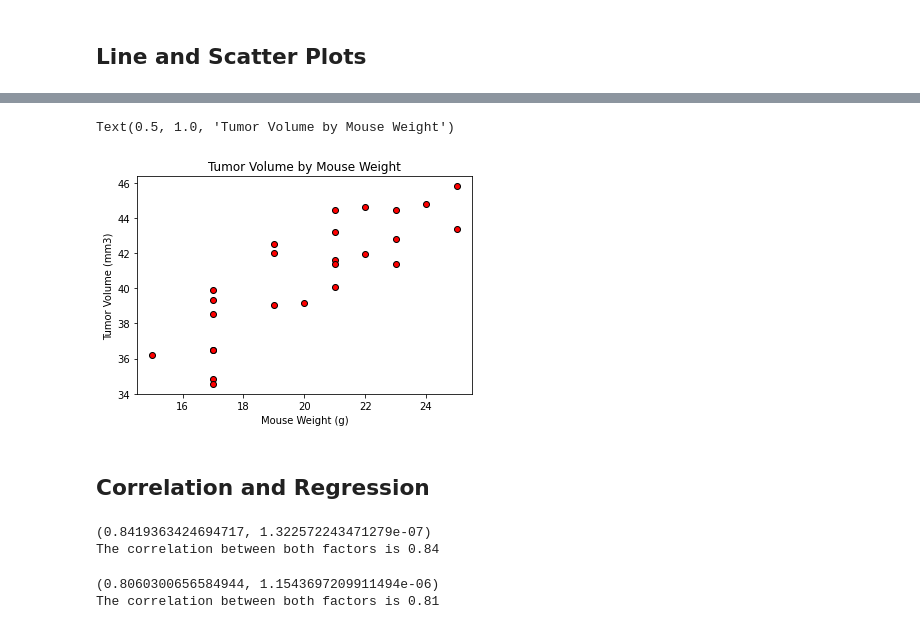
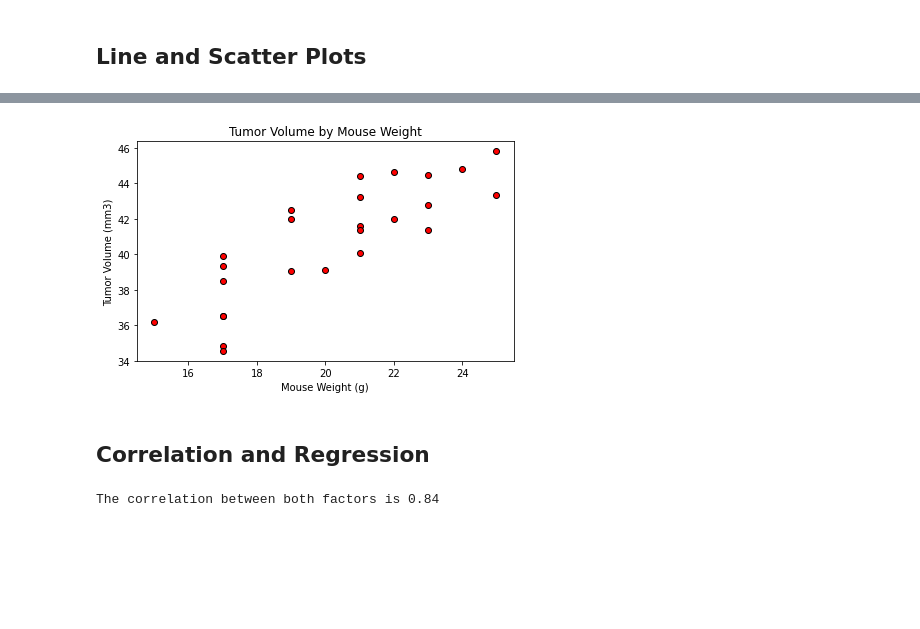
Before and after one commit to swdrich/matplotlib-challenge, a Jupyter notebook: Instructions/Pymaceuticals/pymaceuticals_starter.ipynb, the cells around one changed output, grey strips where cells are left out. Drawn from its saved outputs; the diff is of its cells as text; code cells hidden in the pictures; blank space fills up the shorter version.

```diff
--- a/Instructions/Pymaceuticals/pymaceuticals_starter.ipynb
+++ b/Instructions/Pymaceuticals/pymaceuticals_starter.ipynb
@@ -519,19 +481,20 @@ y_values = list(cap_df["tumor_vol"])
 # %%
+#draw plot
 plt.scatter(x_axis, y_values, marker = "o", facecolors = "red", edgecolors = "black", s=None, alpha = 1)
 plt.xlabel("Mouse Weight (g)")
 plt.ylabel("Tumor Volume (mm3)")
 plt.title("Tumor Volume by Mouse Weight")
+plt.tight_layout()
+plt.show()
 # %% [output]
-Text(0.5, 1.0, 'Tumor Volume by Mouse Weight')
-[figure, old version]
+[figure, new version]
 # %% [markdown]
 ## Correlation and Regression
 # %%
 # Calculate the correlation coefficient and linear regression model
 # for mouse weight and average tumor volume for the Capomulin regimen
 cap_corr = st.pearsonr(cap_df["weight"], cap_df["tumor_vol"])
-print(cap_corr)
+#print(cap_corr)
 print(f"The correlation between both factors is {round(cap_corr[0],2)}")
 # %% [output]
-(0.8419363424694717, 1.322572243471279e-07)
 The correlation between both factors is 0.84
@@ -543,10 +501,3 @@ ram_df = ram_df.loc[ram_df["drug_regimen"] == "Ramicane"]
-# %%
-ram_corr = st.pearsonr(ram_df["weight"], ram_df["tumor_vol"])
-print(ram_corr)
-print(f"The correlation between both factors is {round(ram_corr[0],2)}")
-# %% [output]
-(0.8060300656584944, 1.1543697209911494e-06)
-The correlation between both factors is 0.81
 # %%
 #compute linear regression
 x_values = cap_df["weight"]
```
Also changed, not shown: parts of 37 cells of this notebook, 1 other file.
